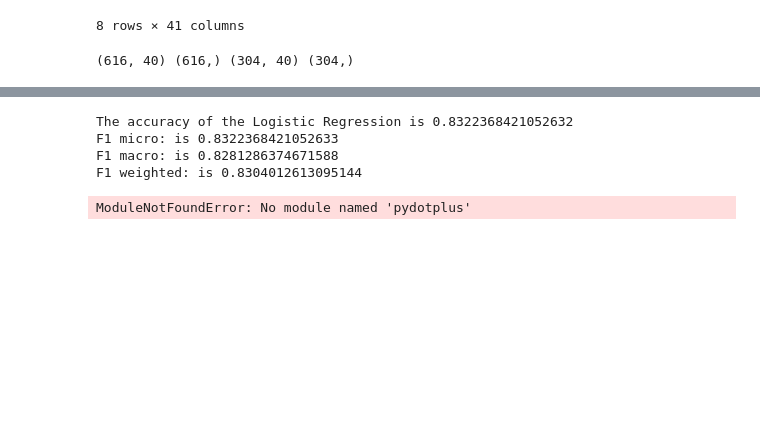
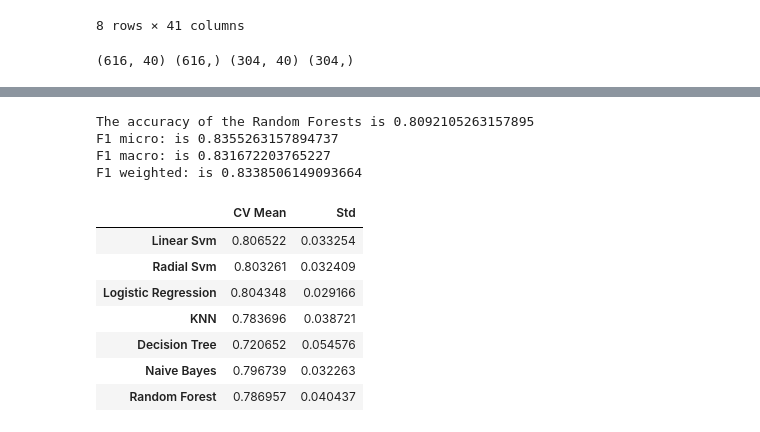
Before and after one commit to javierfs/MyMasterThesis, a Jupyter notebook: Test_python_structures.ipynb, the cells around one changed output, grey strips where cells are left out. Drawn from its saved outputs; the diff is of its cells as text; code cells hidden in the pictures; blank space fills up the shorter version.

```diff
--- a/Test_python_structures.ipynb
+++ b/Test_python_structures.ipynb
@@ -87,52 +201,15 @@ F1 weighted: is 0.8126774478094676
 # %%
-model = LogisticRegression()
+model=RandomForestClassifier(n_estimators=200)
 model.fit(train_X,train_Y)
-prediction3=model.predict(test_X)
-print('The accuracy of the Logistic Regression is',metrics.accuracy_score(prediction3,test_Y))
-print('F1 micro: is',f1_score(test_Y, prediction3, average='micro'))
-print('F1 macro: is',f1_score(test_Y, prediction3, average='macro'))
-print('F1 weighted: is',f1_score(test_Y, prediction3, average='weighted'))
+prediction7=model.predict(test_X)
+print('The accuracy of the Random Forests is',metrics.accuracy_score(prediction7,test_Y))
+print('F1 micro: is',f1_score(test_Y, prediction2, average='micro'))
+print('F1 macro: is',f1_score(test_Y, prediction2, average='macro'))
+print('F1 weighted: is',f1_score(test_Y, prediction2, average='weighted'))
+
+model_RandomForest = model
 # %% [output]
-The accuracy of the Logistic Regression is 0.8322368421052632
-F1 micro: is 0.8322368421052633
-F1 macro: is 0.8281286374671588
-F1 weighted: is 0.8304012613095144
+The accuracy of the Random Forests is 0.8092105263157895
+F1 micro: is 0.8355263157894737
+F1 macro: is 0.831672203765227
+F1 weighted: is 0.8338506149093664
-# %%
-from sklearn.externals.six import StringIO
-from IPython.display import Image
-from sklearn.tree import export_graphviz
-import pydotplus
-
-
-model=DecisionTreeClassifier()
-model.fit(train_X,train_Y)
-prediction4=model.predict(test_X)
-print('The accuracy of the Decision Tree is',metrics.accuracy_score(prediction4,test_Y))
-print('F1 micro: is',f1_score(test_Y, prediction4, average='micro'))
-print('F1 macro: is',f1_score(test_Y, prediction4, average='macro'))
-print('F1 weighted: is',f1_score(test_Y, prediction4, average='weighted'))
-
-
-dot_data = StringIO()
-export_graphviz(model, out_file=dot_data,
-                filled=True, rounded=True,
-                special_characters=True)
-graph = pydotplus.graph_from_dot_data(dot_data.getvalue())
-Image(graph.create_png())
-# %% [output]
-ModuleNotFoundError: No module named 'pydotplus'
-# %%
-a_index=list(range(1,101))
-a=pd.Series()
-x=list(range(1, 100))
-for i in list(range(1,101)):
-    model=KNeighborsClassifier(n_neighbors=i)
-    model.fit(train_X,train_Y)
-    prediction=model.predict(test_X)
-    a=a.append(pd.Series(metrics.accuracy_score(prediction,test_Y)))
-plt.plot(a_index, a)
-plt.xticks(x)
-fig=plt.gcf()
-fig.set_size_inches(12,6)
-plt.show()
-print('Accuracies for different values of n are:',a.values,'with the max value as ',a.values.max(), ' with index: ', a.values.argmax(axis=0))
@@ -155,27 +216,36 @@ print('F1 weighted: is',f1_score(test_Y, prediction2, average='weighted'))
 # %%
 
 from sklearn.model_selection import KFold #for K-fold cross validation
 from sklearn.model_selection import cross_val_score #score evaluation
 from sklearn.model_selection import cross_val_predict #prediction
 
 
 
 
 kfold = KFold(n_splits=10, random_state=22) # k=10, split the data into 10 equal parts
 xyz=[]
 accuracy=[]
 std=[]
 classifiers=['Linear Svm','Radial Svm','Logistic Regression','KNN','Decision Tree','Naive Bayes','Random Forest']
-models=[svm.SVC(kernel='linear'),svm.SVC(kernel='rbf'),LogisticRegression(),KNeighborsClassifier(n_neighbors=9),DecisionTreeClassifier(),GaussianNB(),RandomForestClassifier(n_estimators=100)]
+models=[svm.SVC(kernel='linear'),svm.SVC(kernel='rbf'),LogisticRegression(),KNeighborsClassifier(n_neighbors=19),DecisionTreeClassifier(),GaussianNB(),RandomForestClassifier(n_estimators=100)]
 for i in models:
     model = i
     cv_result = cross_val_score(model,X,Y, cv = kfold, scoring = "accuracy")
     cv_result=cv_result
     xyz.append(cv_result.mean())
     std.append(cv_result.std())
     accuracy.append(cv_result)
 new_models_dataframe2=pd.DataFrame({'CV Mean':xyz,'Std':std},index=classifiers)
 new_models_dataframe2
+# %% [output]
+|  | CV Mean | Std |
+| Linear Svm | 0.806522 | 0.033254 |
+| Radial Svm | 0.803261 | 0.032409 |
+| Logistic Regression | 0.804348 | 0.029166 |
+| KNN | 0.783696 | 0.038721 |
+| Decision Tree | 0.720652 | 0.054576 |
+| Naive Bayes | 0.796739 | 0.032263 |
+| Random Forest | 0.786957 | 0.040437 |
 # %%
 plt.subplots(figsize=(12,6))
 box=pd.DataFrame(accuracy,index=[classifiers])
```
Also changed, not shown: parts of 13 cells of this notebook.
